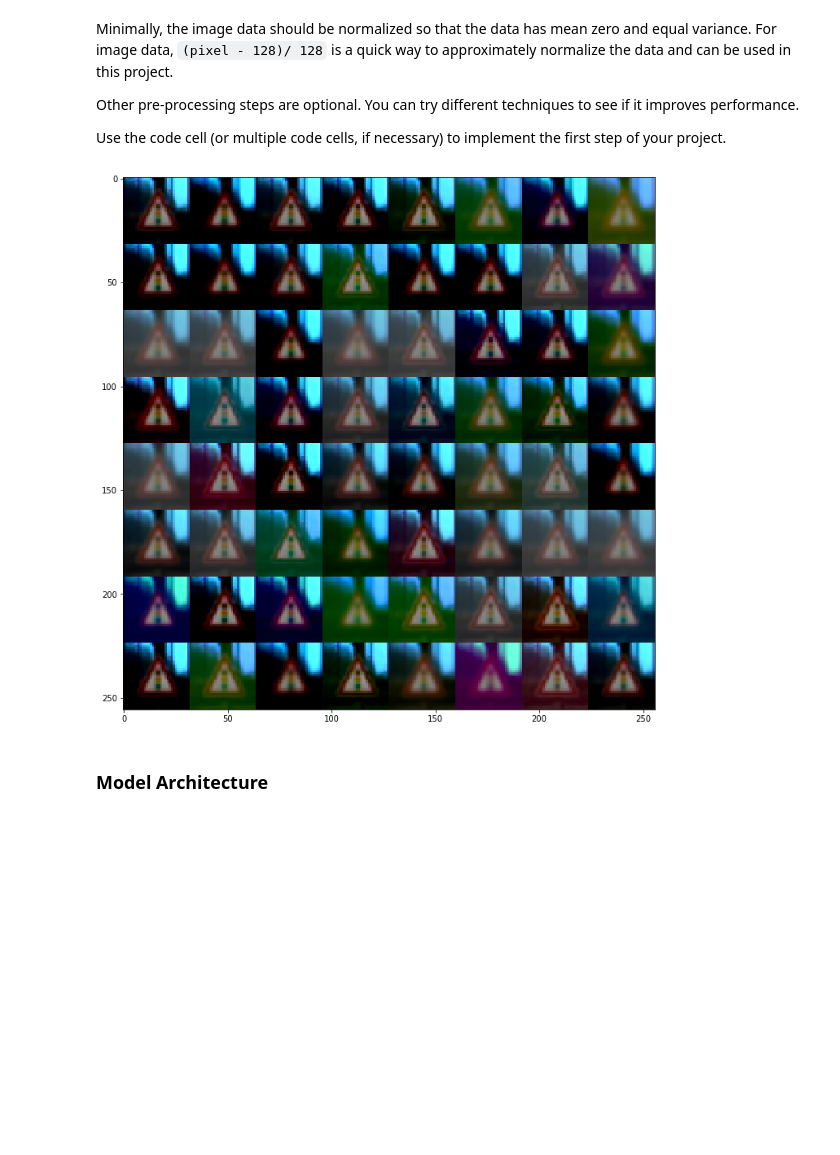
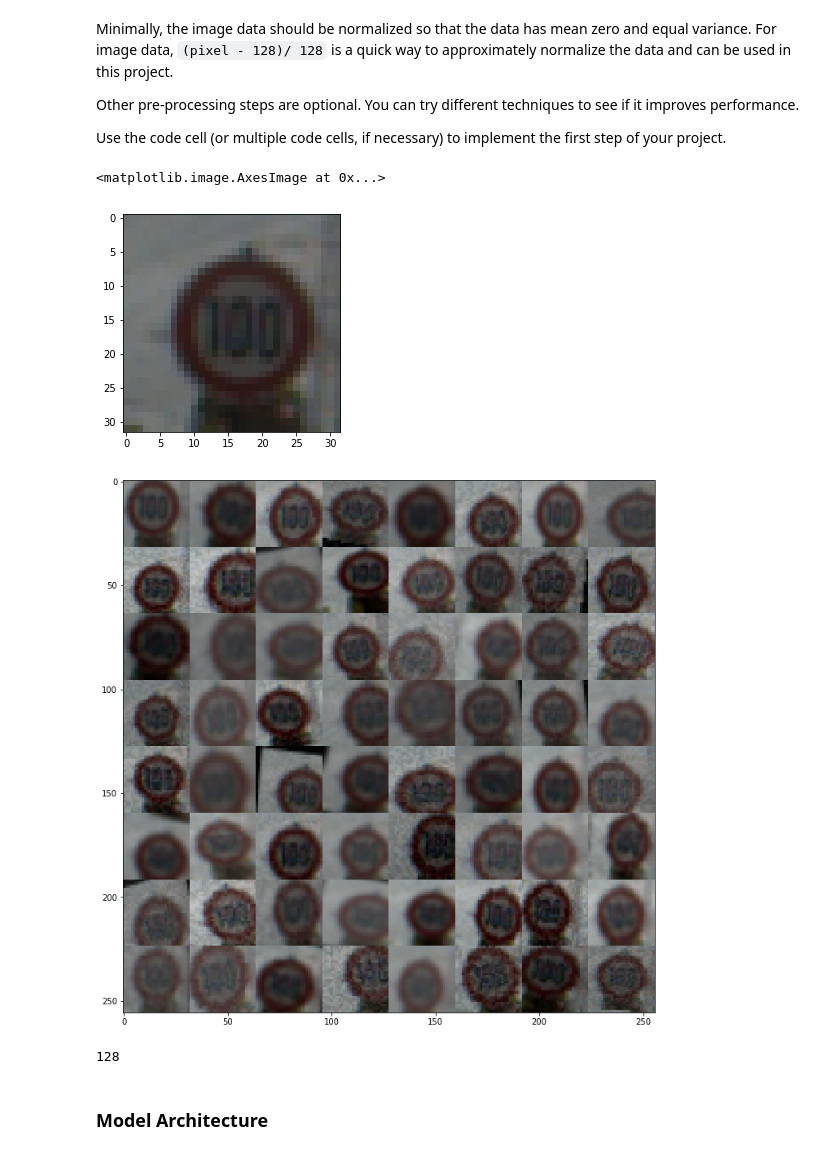
Before and after one commit to charlielito/CarND-Traffic-Sign-Classifier-Project, a Jupyter notebook: Traffic_Sign_Classifier.ipynb, the cells around one changed output. Saved outputs shown, nothing was run; the diff lists cells and outputs as text; code cells hidden in the pictures; blank space fills up the shorter version.

```diff
--- a/Traffic_Sign_Classifier.ipynb
+++ b/Traffic_Sign_Classifier.ipynb
@@ -156,14 +156,3 @@ Use the code cell (or multiple code cells, if necessary) to implement the first
 ### Feel free to use as many code cells as needed.
 # X_train = (X_train - 128)/128
 # X_valid = (X_valid - 128)/128
-# %%
-## Data augmentation
-from imgaug import augmenters as iaa
-
-seq = iaa.Sequential([iaa.GaussianBlur((0, 1.0)), iaa.ContrastNormalization((0.7, 2.0), per_channel=0.5)])
-
-index = randint(0, n_train)
-plt.figure(figsize=(12,12))
-seq.show_grid(X_train[index,:], cols=8, rows=8)
-# %% [output]
-[figure, removed]
@@ -183,0 +159,34 @@ for i in range(N_example_images):
+# %%
+index = randint(0, n_train)
+image = X_train[index,:]
+plt.imshow(image)
+# %% [output]
+<matplotlib.image.AxesImage at 0x...>
+[figure, added]
+# %%
+## Data augmentation
+from imgaug import augmenters as iaa
+import imgaug as ia
+
+seq = iaa.Sequential([
+    iaa.GaussianBlur((0, 1.0)),
+    iaa.Crop(px=(0, 6)),
+    iaa.ContrastNormalization((0.7, 1.3)),
+    iaa.Multiply((1,1.5)),
+    iaa.AdditivePoissonNoise((2,12)),
+    iaa.Affine(
+            scale={"x": (0.9, 1.1), "y": (0.9, 1.1)}, # scale images to 90-110% of their size, individually per axis
+            translate_percent={"x": (-0.1, 0.1), "y": (-0.1, 0.1)}, # translate by -10 to +10 percent (per axis)
+            rotate=(-15, 15), # rotate by -15 to +15 degrees
+            shear=(-2, 2), # shear by -2 to +2 degrees
+            order=[0, 1], # use nearest neighbour or bilinear interpolation (fast)
+            cval=(0, 0), # if mode is constant, use a cval between 0 and 255
+            mode=ia.ALL # use any of scikit-image's warping modes (see 2nd image from the top for examples)
+        )
+], random_order=True)
+
+
+plt.figure(figsize=(12,12))
+seq.show_grid(image, cols=8, rows=8)
+# %% [output]
+[figure, added]
@@ -183,0 +195,4 @@ for i in range(N_example_images):
+# %%
+len(X_train_aug)
+# %% [output]
+128
```
Also changed, not shown: parts of 7 cells of this notebook.
